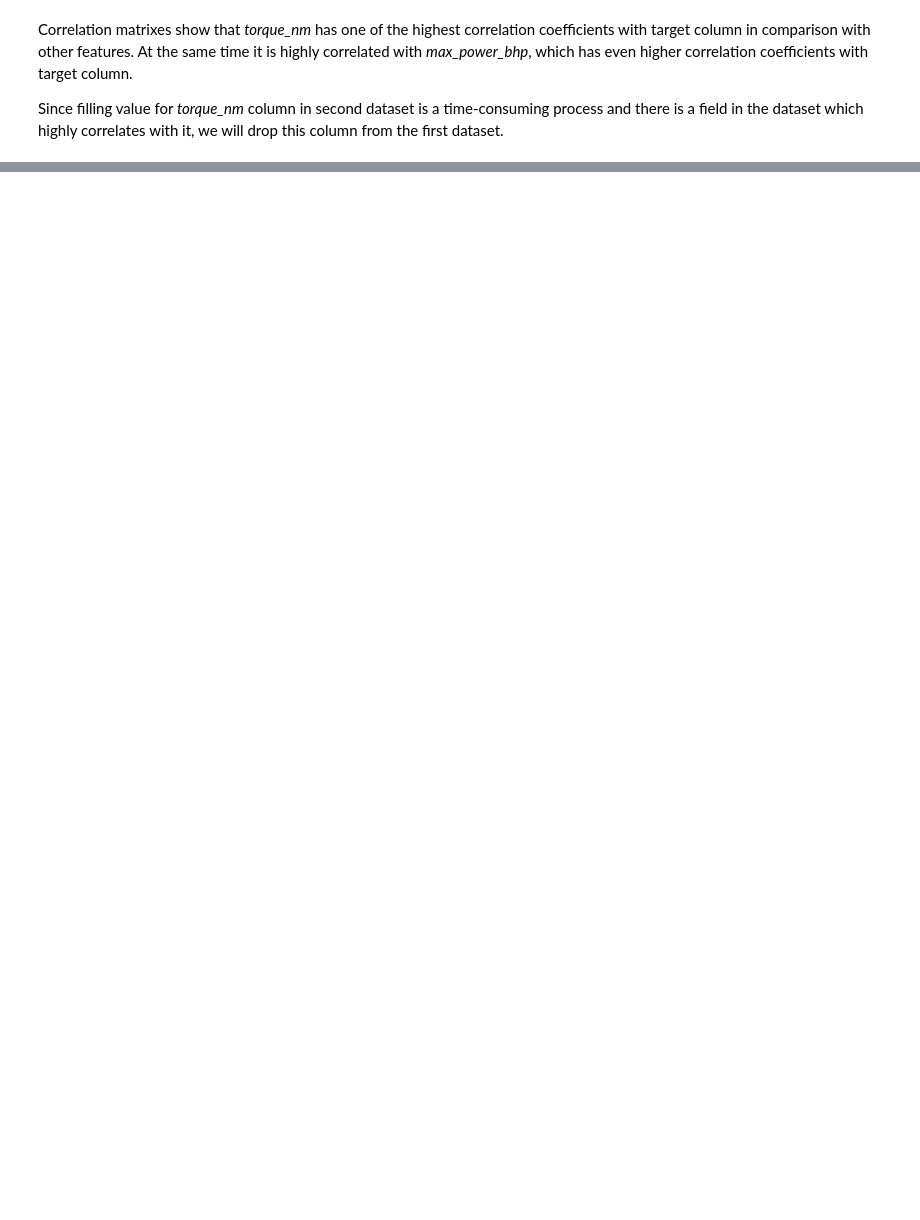
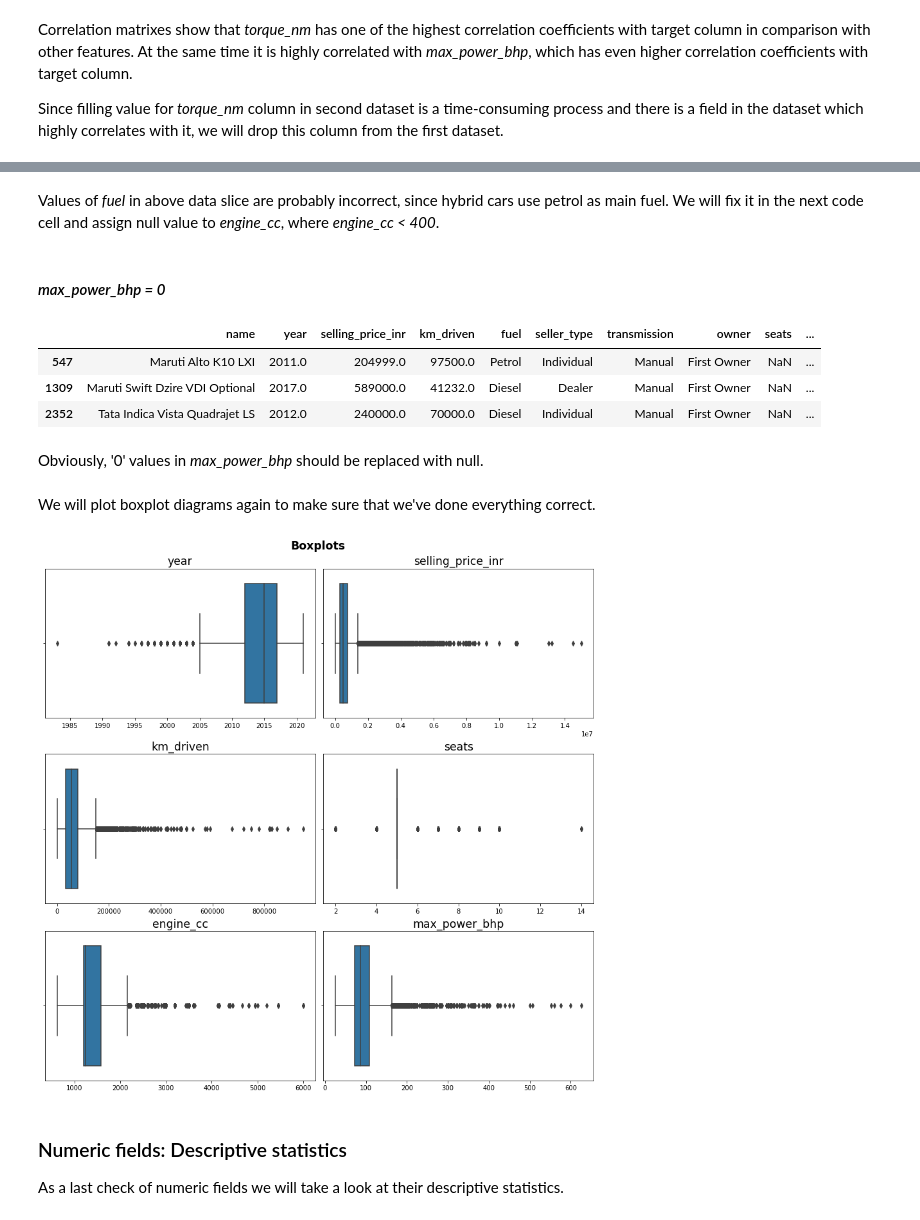
Before and after one commit to ZaikaBohdan/ds_car_price_proj, a Jupyter notebook: car_price_pred.ipynb, the cells around one changed output, grey strips where cells are left out. Cells and saved outputs as stored; diff of their text form; code cells hidden in the pictures; blank space fills up the shorter version.

```diff
--- a/car_price_pred.ipynb
+++ b/car_price_pred.ipynb
@@ -940,0 +1094,2 @@ memory usage: 2.1+ MB
+# %%
+raw_data = raw_data[~(raw_data['selling_price_inr'] >= 2 * 10**7)]
@@ -940,0 +1109,2 @@ memory usage: 2.1+ MB
+# %%
+raw_data = raw_data[~(raw_data['km_driven'] > 10**6)]
@@ -940,0 +1135,27 @@ memory usage: 2.1+ MB
+# %% [markdown]
+Values of *fuel* in above data slice are probably incorrect, since hybrid cars use petrol as main fuel. We will fix it in the next code cell and assign null value to *engine_cc*, where *engine_cc < 400*.
+# %%
+raw_data.loc[raw_data['name']=='Toyota Camry Hybrid', 'fuel'] = 'Petrol'
+raw_data.loc[raw_data['engine_cc'] < 400, 'engine_cc'] = np.nan
+# %% [markdown]
+#### *max_power_bhp = 0*
+# %%
+raw_data[raw_data['max_power_bhp'] == 0]
+# %% [output]
+|  | name | year | selling_price_inr | km_driven | fuel | seller_type | transmission | owner | seats | ... |
+| 547 | Maruti Alto K10 LXI | 2011.0 | 204999.0 | 97500.0 | Petrol | Individual | Manual | First Owner | NaN | ... |
+| 1309 | Maruti Swift Dzire VDI Optional | 2017.0 | 589000.0 | 41232.0 | Diesel | Dealer | Manual | First Owner | NaN | ... |
+| 2352 | Tata Indica Vista Quadrajet LS | 2012.0 | 240000.0 | 70000.0 | Diesel | Individual | Manual | First Owner | NaN | ... |
+# %% [markdown]
+Obviously, '0' values in *max_power_bhp* should be replaced with null.
+# %%
+raw_data.loc[raw_data['max_power_bhp'] == 0, 'max_power_bhp'] = np.nan
+# %% [markdown]
+We will plot boxplot diagrams again to make sure that we've done everything correct.
+# %%
+plot_whiskers(raw_data)
+# %% [output]
+[figure, added]
+# %% [markdown]
+### Numeric fields: Descriptive statistics
+As a last check of numeric fields we will take a look at their descriptive statistics.
```
Also changed, not shown: parts of 112 cells of this notebook.
